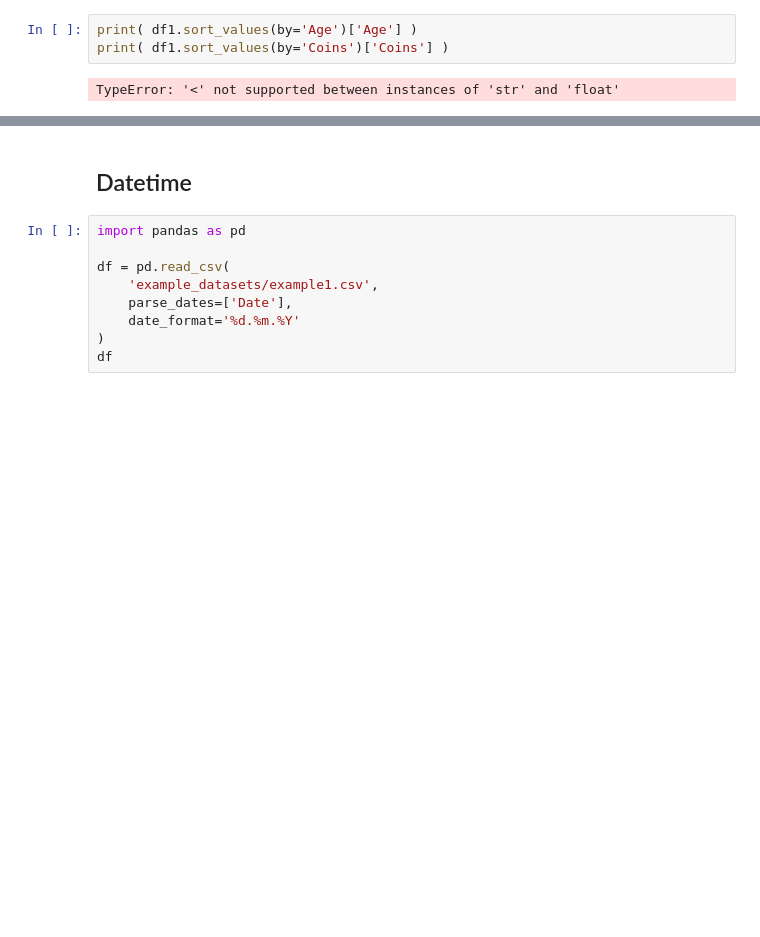
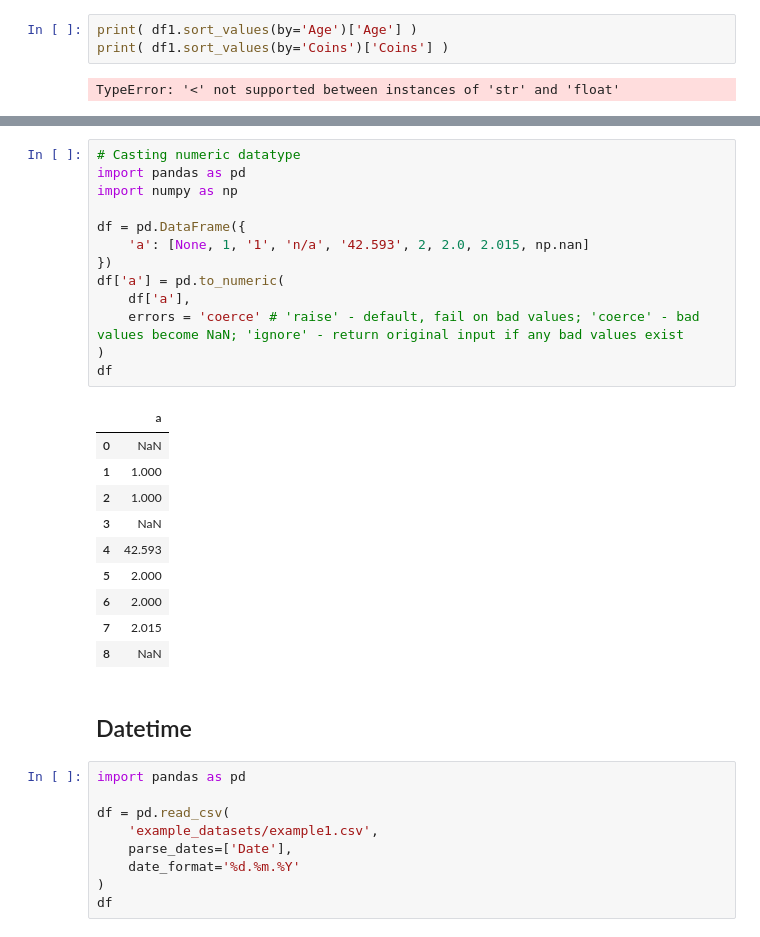
Before and after one commit to EvgeniiZorin/Handbook_Data-Science, a Jupyter notebook: _Pandas.ipynb, the cells around one changed output, grey strips where cells are left out. Cells and saved outputs as stored; diff of their text form; blank space fills up the shorter version.

```diff
--- a/_Pandas.ipynb
+++ b/_Pandas.ipynb
@@ -2685,3 +2711,27 @@ TypeError: '<' not supported between instances of 'str' and 'float'
+# %%
+# Casting numeric datatype
+import pandas as pd
+import numpy as np
+
+df = pd.DataFrame({
+    'a': [None, 1, '1', 'n/a', '42.593', 2, 2.0, 2.015, np.nan]
+})
+df['a'] = pd.to_numeric(
+    df['a'],
+    errors = 'coerce' # 'raise' - default, fail on bad values; 'coerce' - bad values become NaN; 'ignore' - return original input if any bad values exist
+)
+df
+# %% [output]
+|  | a |
+| 0 | NaN |
+| 1 | 1.000 |
+| 2 | 1.000 |
+| 3 | NaN |
+| 4 | 42.593 |
+| 5 | 2.000 |
+| 6 | 2.000 |
+| 7 | 2.015 |
+| 8 | NaN |
 # %% [markdown]
 ## Datetime
 # %%
```
Also changed, not shown: parts of 4 cells of this notebook, 1 other file.
